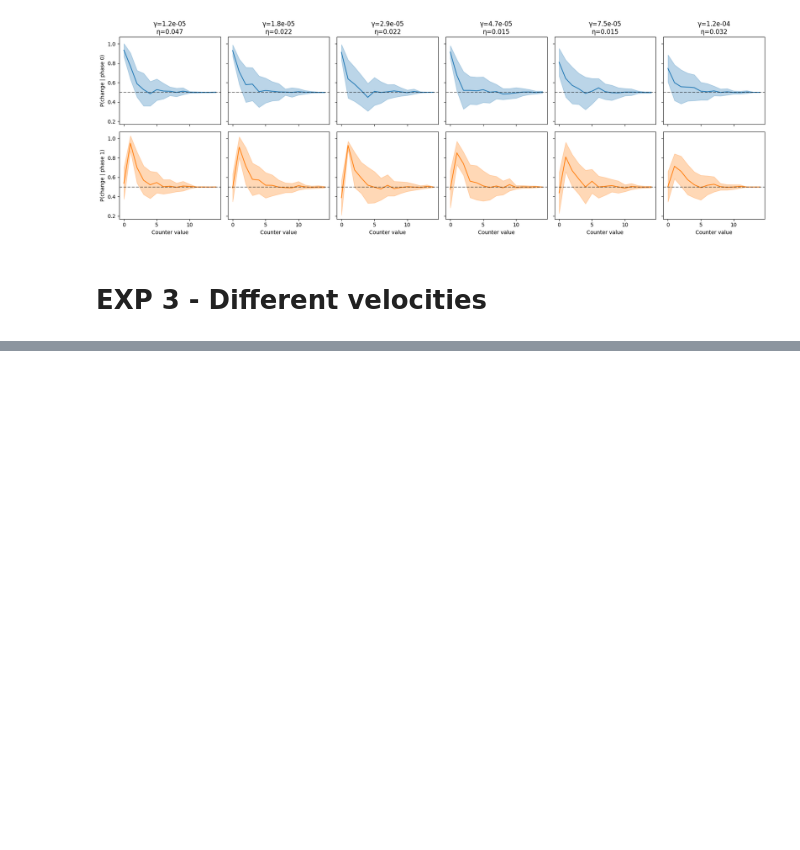
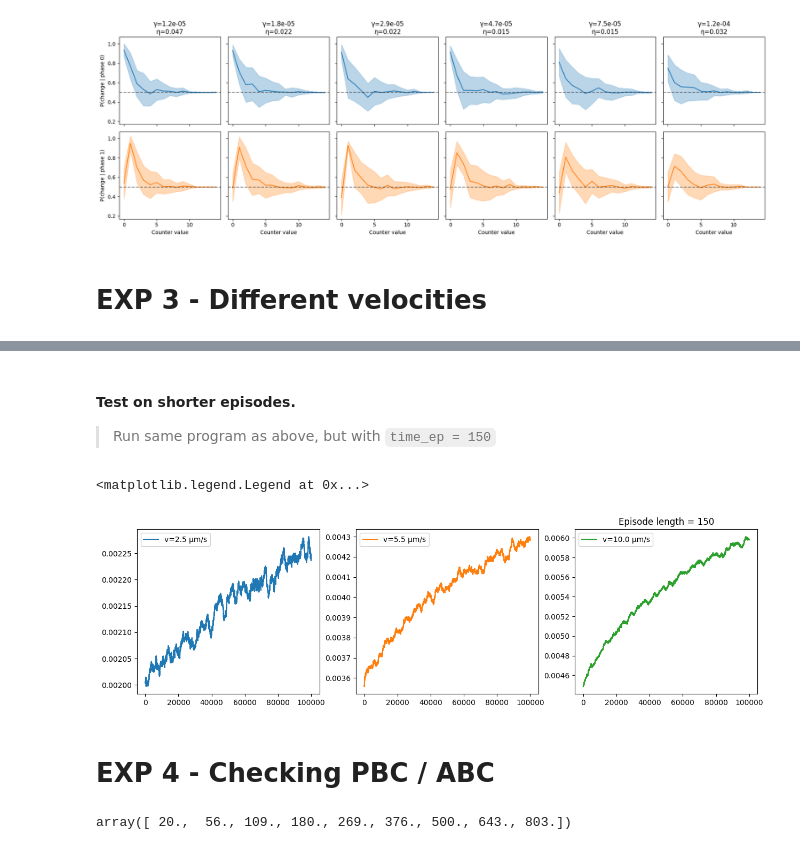
Before and after one commit to gorkamunoz/rl_opts, a Jupyter notebook: nbs/lib_nbs/develop/test_training_virtual_abm.ipynb, the cells around one changed output, grey strips where cells are left out. Cells and saved outputs as stored; diff of their text form; code cells hidden in the pictures; blank space fills up the shorter version.

```diff
--- a/nbs/lib_nbs/develop/test_training_virtual_abm.ipynb
+++ b/nbs/lib_nbs/develop/test_training_virtual_abm.ipynb
@@ -1397,0 +1382,34 @@ plt.tight_layout()
+# %%
+
+n_show = 15  # number of counter values to show
+
+fig, ax = plt.subplots(2, len(vdts), figsize=(3 * len(vdts), 6), sharey=True, sharex=True)
+
+for idxg, vdt in enumerate(vdts):
+
+    if Nt == 20:
+        file_name = "_gamma_{}_eta_{}_episodes_{}_vdt_{}.npy".format(f"{gamma:.1e}", f"{eta:.1e}", N_episodes, f"{vdt:.1e}")
+    elif Nt == 40:
+        file_name = "_gamma_{}_eta_{}_episodes_{}_vdt_{}_Nt_{}.npy".format(f"{gamma:.1e}", f"{eta:.1e}", N_episodes, f"{vdt:.1e}", Nt)
+    hmats_load = np.load(os.path.join(out_dir, "h_matrix" + file_name))  # shape: (reps, 2, 2*max_counter)
+
+    probs = hmats_load / hmats_load.sum(axis=1)[:, np.newaxis, :]
+    prob_change_phase0 = probs[:, 1, ::2][:, :n_show]   # (reps, n_show)
+    prob_change_phase1 = probs[:, 1, 1::2][:, :n_show]  # (reps, n_show)
+
+    x = np.arange(n_show)
+    for phase_idx, (prob, color) in enumerate(zip(
+        [prob_change_phase0, prob_change_phase1], ['C0', 'C1']
+    )):
+        mean = prob.mean(0)
+        std = prob.std(0)
+        ax[phase_idx, idxg].plot(x, mean, color=color)
+        ax[phase_idx, idxg].fill_between(x, mean - std, mean + std, alpha=0.3, color=color)
+        ax[phase_idx, idxg].axhline(0.5, color='k', alpha=0.5, ls='--')
+
+    ax[0, idxg].set_title(f"v = {vdt/dt:.1f} μm/s")
+    ax[1, idxg].set_xlabel('Counter value')
+
+ax[0, 0].set_ylabel('P(change | phase 0)')
+ax[1, 0].set_ylabel('P(change | phase 1)')
+plt.tight_layout()
@@ -1397,0 +1418,17 @@ plt.tight_layout()
+# %% [markdown]
+#### Test on shorter episodes.
+> Run same program as above, but with `time_ep = 150`
+# %%
+fig, ax = plt.subplots(1, len(vdts), figsize=(5 * len(vdts), 4))
+for i, (vdt, rews) in enumerate(zip(vdts, rewards_vdt)):
+    ma = moving_average(rews[:100000], n=2000)
+    x = np.linspace(1, N_episodes, len(ma))
+    ax[i].plot(x, ma, label=f"v={vdt/dt:.1f} μm/s", c= f"C{i}")
+    ax[i].legend()
+plt.title('Episode length = {}'.format(time_ep))
+plt.legend()
+# %% [output]
+<matplotlib.legend.Legend at 0x...>
+[figure, added]
+# %% [markdown]
+# EXP 4 - Checking PBC / ABC
@@ -1397,0 +1455,11 @@ plt.tight_layout()
+# %%
+# We fix the density, and will make the space bigger
+L_og = 75; Nt_og = 20
+density = Nt_og*np.pi*r**2/L_og**2
+
+# Environment
+Ls = np.arange(75, 500, 50) # Size of the box (mu)
+Nts = np.ceil(density * Ls**2 / (np.pi * r**2))
+Nts
+# %% [output]
+array([ 20.,  56., 109., 180., 269., 376., 500., 643., 803.])
```
Also changed, not shown: parts of 21 cells of this notebook.
